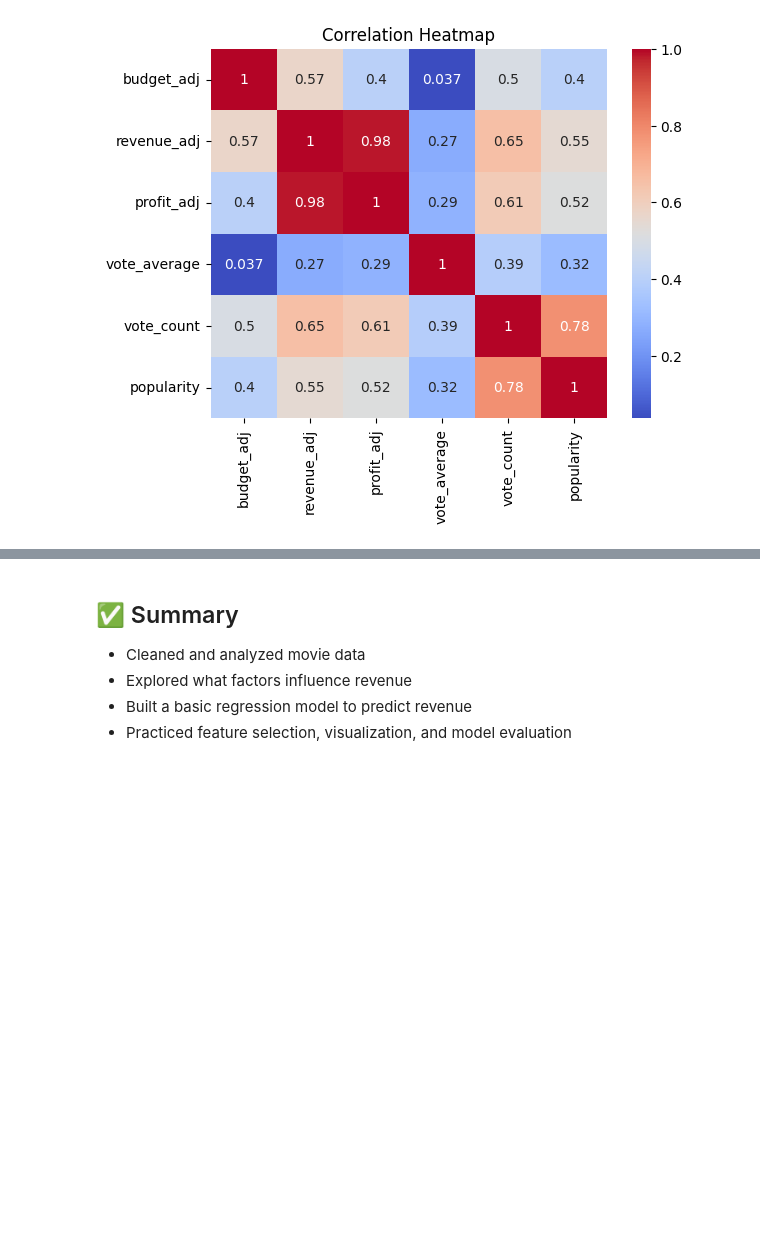
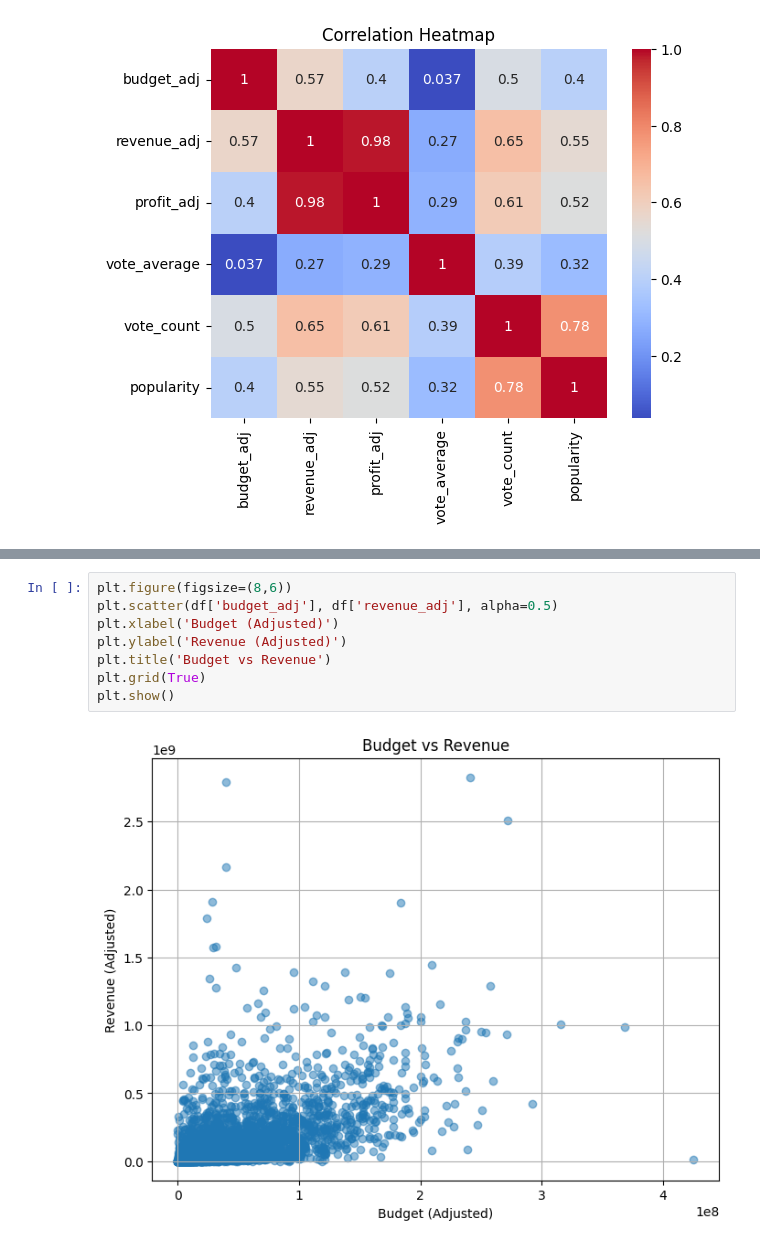
Before and after one commit to AlZ11/WIRED-Workshops, a Jupyter notebook: DS_proj/TMDB_Analysis_Extended_With_Upload.ipynb, the cells around one changed output, grey strips where cells are left out. Cells and saved outputs as stored; diff of their text form; blank space fills up the shorter version.

```diff
--- a/DS_proj/TMDB_Analysis_Extended_With_Upload.ipynb
+++ b/DS_proj/TMDB_Analysis_Extended_With_Upload.ipynb
@@ -215,6 +237,10 @@ plt.show()
-# %% [markdown]
-## ✅ Summary
-- Cleaned and analyzed movie data
-- Explored what factors influence revenue
-- Built a basic regression model to predict revenue
-- Practiced feature selection, visualization, and model evaluation
+# %%
+plt.figure(figsize=(8,6))
+plt.scatter(df['budget_adj'], df['revenue_adj'], alpha=0.5)
+plt.xlabel('Budget (Adjusted)')
+plt.ylabel('Revenue (Adjusted)')
+plt.title('Budget vs Revenue')
+plt.grid(True)
+plt.show()
+# %% [output]
+[figure, added]
```
Also changed, not shown: parts of 12 cells of this notebook.
